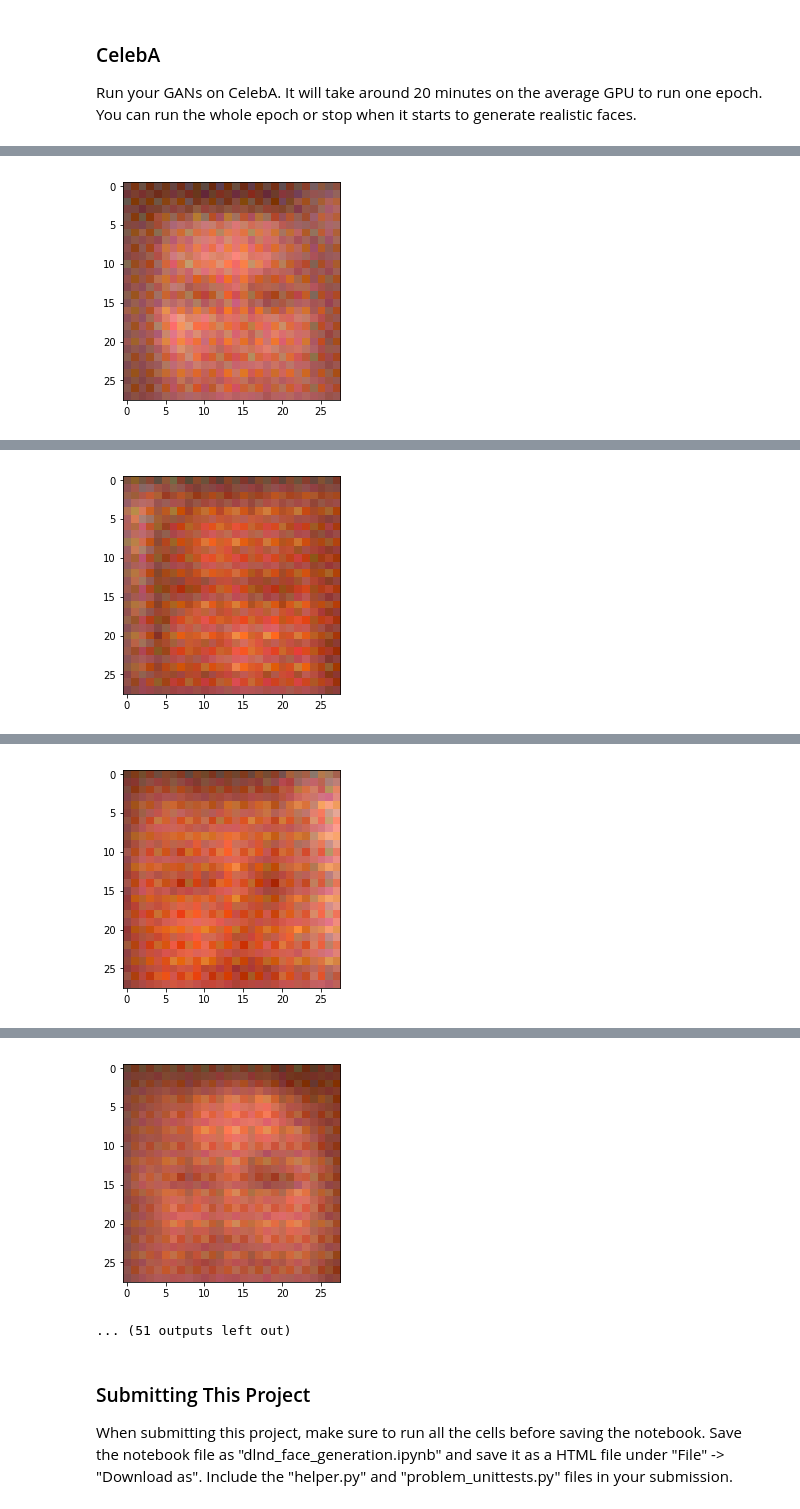
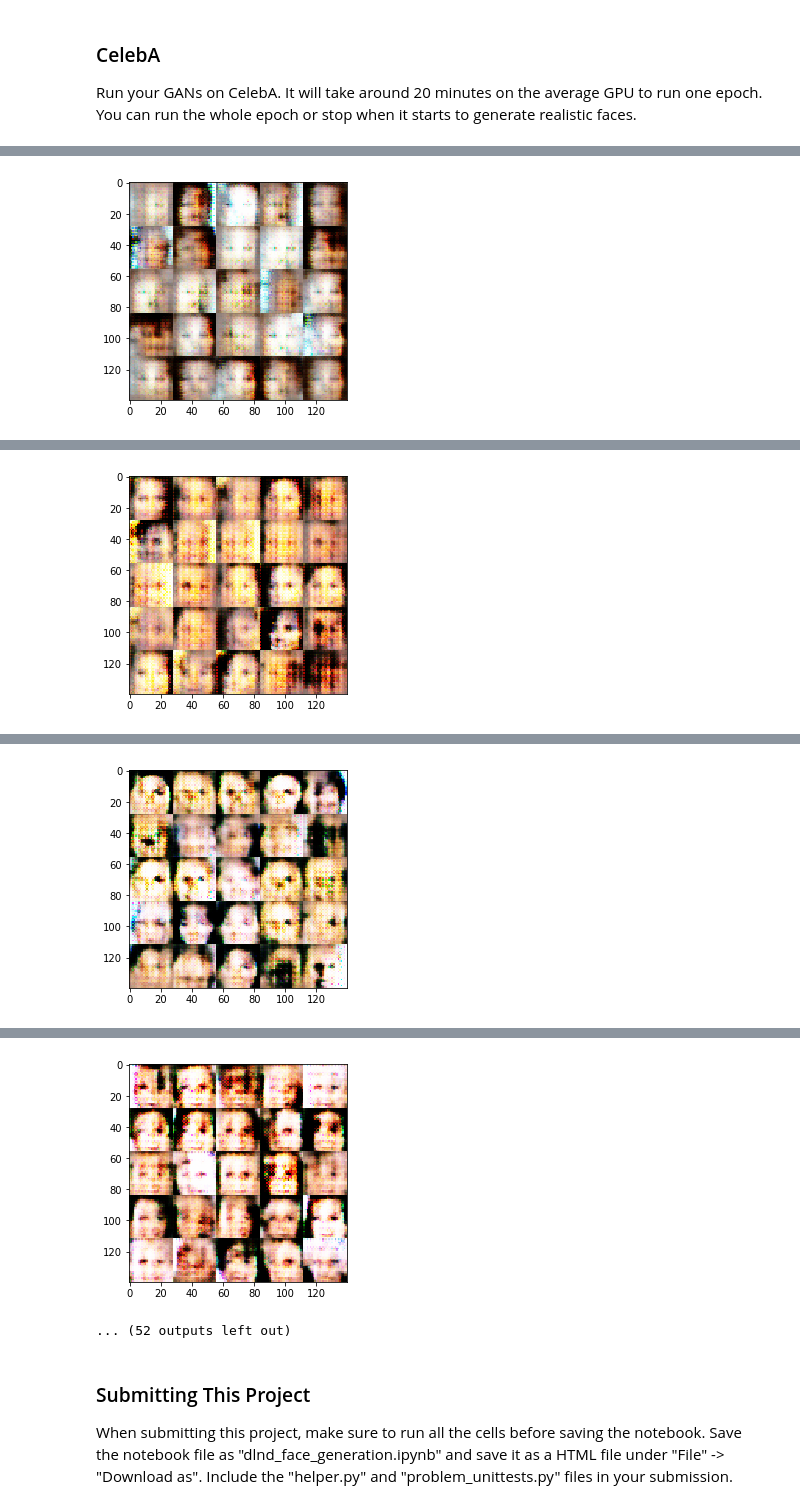
Before and after one commit to PascalIrminger/dlnd-project-05, a Jupyter notebook: dlnd_face_generation.ipynb, the cells around one changed output, grey strips where cells are left out. Cells and saved outputs as stored; diff of their text form; code cells hidden in the pictures.

```diff
--- a/dlnd_face_generation.ipynb
+++ b/dlnd_face_generation.ipynb
@@ -149,16 +149,12 @@ def discriminator(images, reuse=False):
         bn2 = tf.layers.batch_normalization(x2, training=True)
         relu2 = tf.maximum(alpha * bn2, bn2)
         # Conv 3
-        x3 = tf.layers.conv2d(relu2, 256, 5, strides=1, padding='same')
+        x3 = tf.layers.conv2d(relu2, 256, 5, strides=2, padding='same')
         bn3 = tf.layers.batch_normalization(x3, training=True)
         relu3 = tf.maximum(alpha * bn3, bn3)
-        # Conv 4
-        x4 = tf.layers.conv2d(relu3, 512, 5, strides=1, padding='same')
-        bn4 = tf.layers.batch_normalization(x4, training=True)
-        relu4 = tf.maximum(alpha * bn4, bn4)
 
         # Flatten it
-        flat = tf.reshape(relu4, (-1, 7*7*512))
+        flat = tf.reshape(relu3, (-1, 4*4*256))
 
         # Logits
         logits = tf.layers.dense(flat, 1)
@@ -190,30 +186,27 @@ def generator(z, out_channel_dim, is_train=True):
     alpha = 0.2
     with tf.variable_scope('generator', reuse=not is_train):
         # First fully connected layer
-        x1 = tf.layers.dense(z, 7*7*512)
-        x1 = tf.reshape(x1, (-1, 7, 7, 512))
+        x1 = tf.layers.dense(z, 2*2*512)
+        x1 = tf.reshape(x1, (-1, 2, 2, 512))
+        x1 = tf.layers.batch_normalization(x1, training=is_train)
         relu1 = tf.maximum(alpha * x1, x1)
 
         # Start convolutional transpose stack
-        x2 = tf.layers.conv2d_transpose(relu1, 256, 3, strides=1, padding='same')
+        x2 = tf.layers.conv2d_transpose(relu1, 256, 5, strides=2, padding='valid')
         x2 = tf.layers.batch_normalization(x2, training=is_train)
         relu2 = tf.maximum(alpha * x2, x2)
 
-        x3 = tf.layers.conv2d_transpose(relu2, 128, 3, strides=1, padding='same')
+        x3 = tf.layers.conv2d_transpose(relu2, 128, 5, strides=2, padding='same')
         x3 = tf.layers.batch_normalization(x3, training=is_train)
         relu3 = tf.maximum(alpha * x3, x3)
 
-        x4 = tf.layers.conv2d_transpose(relu3, 64, 3, strides=2, padding='same')
-        x4 = tf.layers.batch_normalization(x4, training=is_train)
-        relu4 = tf.maximum(alpha * x4, x4)
-
         # Logits
-        logits = tf.layers.conv2d_transpose(relu4, out_channel_dim, 3, strides=2, padding='same')
+        logits = tf.layers.conv2d_transpose(relu3, out_channel_dim, 3, strides=2, padding='same')
 
         # Output
-        output = tf.tanh(logits)
+        out = tf.tanh(logits)
 
-        return output
+        return out
 
 
 """
@@ -349,24 +342,24 @@ def train(epoch_count, batch_size, z_dim, learning_rate, beta1, get_batches, dat
         sess.run(tf.global_variables_initializer())
         for epoch_i in range(epoch_count):
             for batch_images in get_batches(batch_size):
-                batch_images = batch_images * 2
                 steps += 1
-
+                batch_images *= 2.0
                 batch_z = np.random.uniform(-1, 1, size=(batch_size, z_dim))
 
                 _ = sess.run(d_opt, feed_dict={input_real: batch_images, input_z: batch_z})
                 _ = sess.run(g_opt, feed_dict={input_z: batch_z})
 
-                if steps % 100 == 0:
-                    # At the end of every 10 epochs, get the losses and print them out
+                if steps % 10 == 0:
+                    # At the end of every 10 steps, get the losses and print them out
                     train_loss_d = d_loss.eval({input_z: batch_z, input_real: batch_images})
                     train_loss_g = g_loss.eval({input_z: batch_z})
 
-                    print("Epoch {}/{}...".format(epoch_i+1, epochs),
+                    print("Epoch {}/{}...".format(epoch_i+1, epoch_count),
                           "Discriminator Loss: {:.4f}...".format(train_loss_d),
                           "Generator Loss: {:.4f}".format(train_loss_g))
 
-                    _ = show_generator_output(sess, 1, input_z, data_shape[3], data_image_mode)
+                if steps % 100 == 0:
+                    show_generator_output(sess, 25, input_z, data_shape[3], data_image_mode)
 # %% [markdown]
 ### MNIST
 Test your GANs architecture on MNIST.  After 2 epochs, the GANs should be able to generate images that look like handwritten digits.  Make sure the loss of the generator is lower than the loss of the discriminator or close to 0.
@@ -406,7 +453,7 @@ Run your GANs on CelebA.  It will take around 20 minutes on the average GPU to r
 # %%
 batch_size = 64
 z_dim = 100
-learning_rate = 0.0001
+learning_rate = 0.002
 beta1 = 0.5
 
 
@@ -428 +502 @@ Epoch 1/1... Discriminator Loss: 0.7163... Generator Loss: 2.5977
-[figure, old version]
+[figure, new version]
@@ -430 +513 @@ Epoch 1/1... Discriminator Loss: 0.9970... Generator Loss: 1.2849
-[figure, old version]
+[figure, new version]
@@ -432 +524 @@ Epoch 1/1... Discriminator Loss: 1.0017... Generator Loss: 1.6897
-[figure, old version]
+[figure, new version]
@@ -434,5 +535,5 @@ Epoch 1/1... Discriminator Loss: 1.8091... Generator Loss: 4.5440
-[figure, old version]
+[figure, new version]
-... (51 outputs left out)
+... (52 outputs left out)
 # %% [markdown]
 ### Submitting This Project
 When submitting this project, make sure to run all the cells before saving the notebook. Save the notebook file as "dlnd_face_generation.ipynb" and save it as a HTML file under "File" -> "Download as". Include the "helper.py" and "problem_unittests.py" files in your submission.
```
Also changed, not shown: parts of 2 cells of this notebook, 1 other file.
